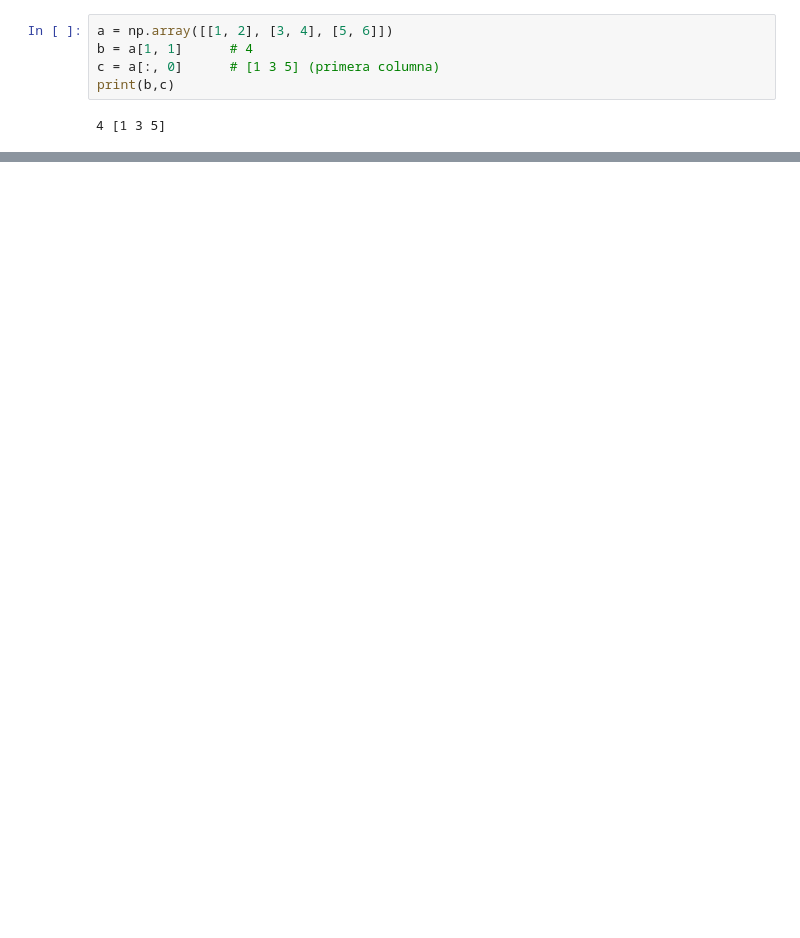
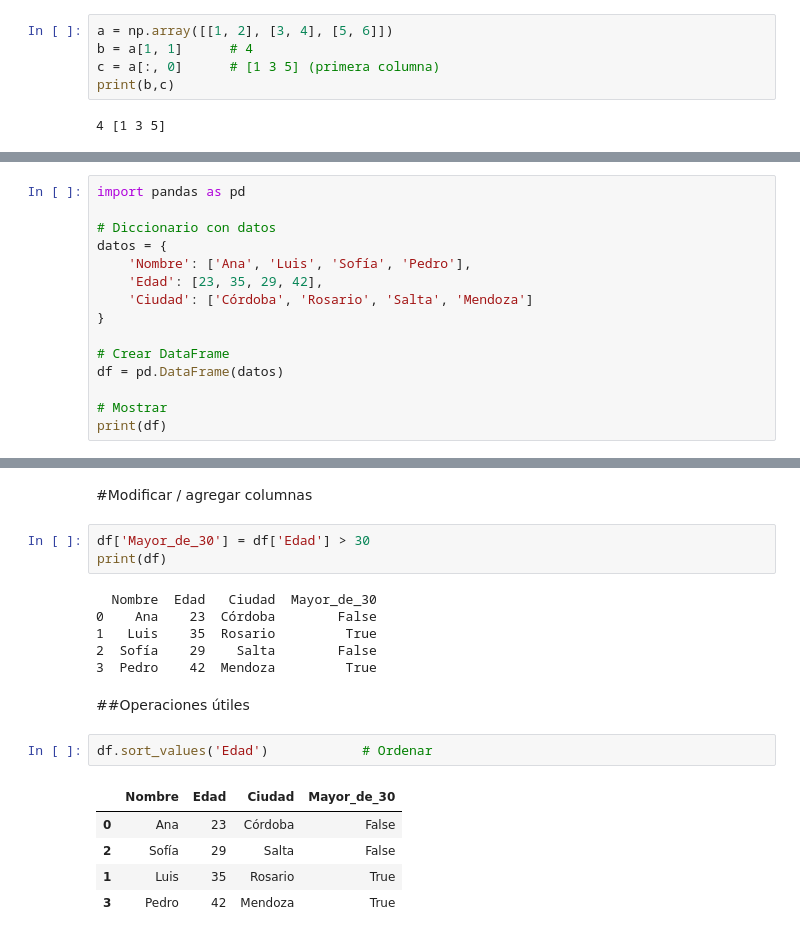
Before and after one commit to Reconocimiento-de-patrones-UNQ/Clase1, a Jupyter notebook: Clase_1_b.ipynb, the cells around one changed output, grey strips where cells are left out. Drawn from its saved outputs; the diff is of its cells as text; blank space fills up the shorter version.

```diff
--- a/Clase_1_b.ipynb
+++ b/Clase_1_b.ipynb
@@ -95,0 +181,15 @@ print(b,c)
+# %%
+import pandas as pd
+
+# Diccionario con datos
+datos = {
+    'Nombre': ['Ana', 'Luis', 'Sofía', 'Pedro'],
+    'Edad': [23, 35, 29, 42],
+    'Ciudad': ['Córdoba', 'Rosario', 'Salta', 'Mendoza']
+}
+
+# Crear DataFrame
+df = pd.DataFrame(datos)
+
+# Mostrar
+print(df)
@@ -95,0 +291,21 @@ print(b,c)
+# %% [markdown]
+#Modificar / agregar columnas
+# %%
+df['Mayor_de_30'] = df['Edad'] > 30
+print(df)
+# %% [output]
+  Nombre  Edad   Ciudad  Mayor_de_30
+0    Ana    23  Córdoba        False
+1   Luis    35  Rosario         True
+2  Sofía    29    Salta        False
+3  Pedro    42  Mendoza         True
+# %% [markdown]
+##Operaciones útiles
+# %%
+df.sort_values('Edad')            # Ordenar
+# %% [output]
+|  | Nombre | Edad | Ciudad | Mayor_de_30 |
+| 0 | Ana | 23 | Córdoba | False |
+| 2 | Sofía | 29 | Salta | False |
+| 1 | Luis | 35 | Rosario | True |
+| 3 | Pedro | 42 | Mendoza | True |
```
Also changed, not shown: parts of 33 cells of this notebook.
